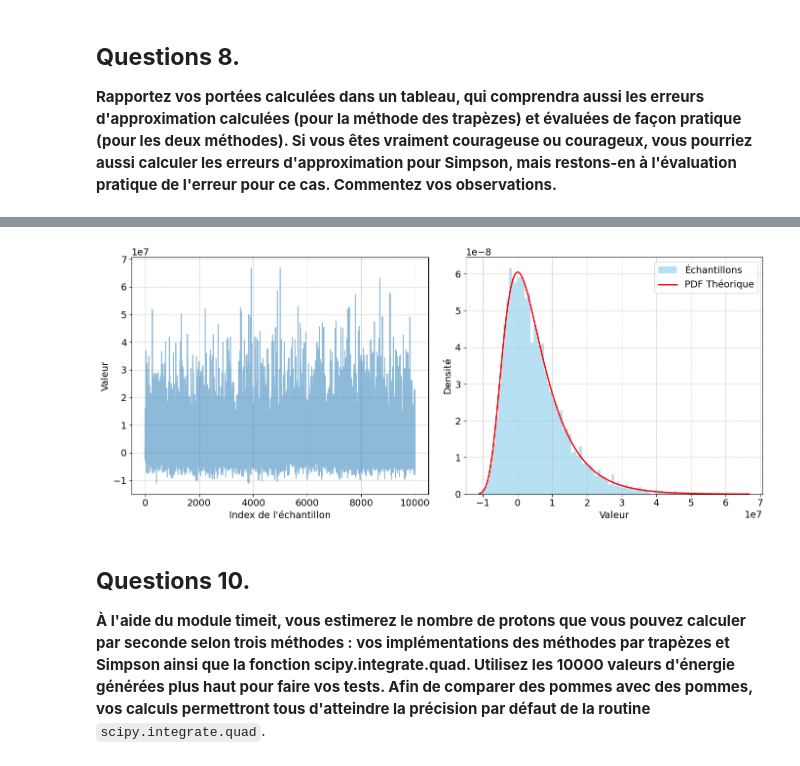
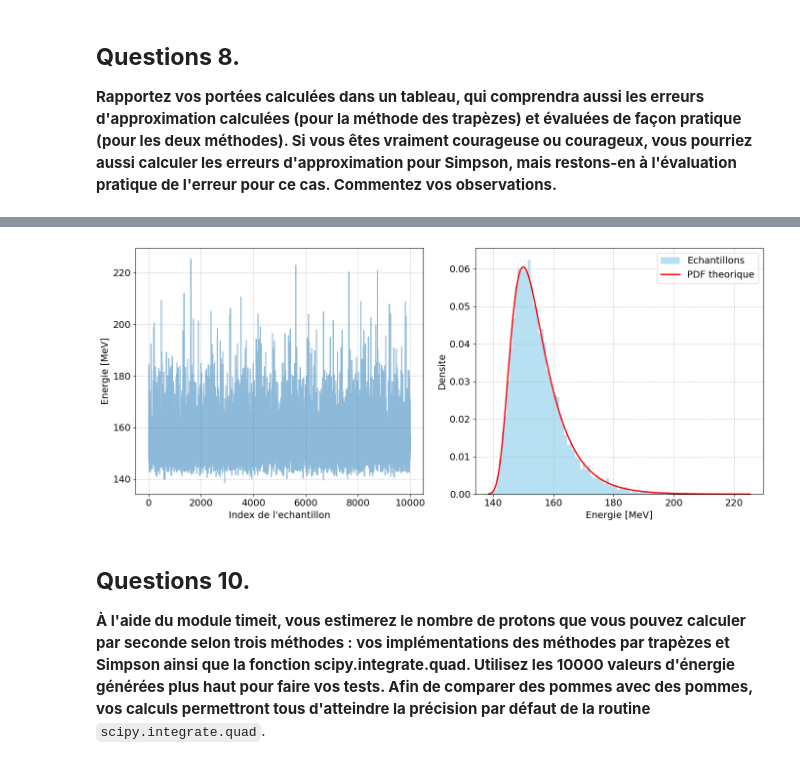
Before and after one commit to Eloi-Blouin/GPH-University-Laval-Course, a Jupyter notebook: Ulaval Session 8 Hiver 2026/Physique Numérique/TP1/TP1_ÉloiBlouin_ClémentPoulin.ipynb, the cells around one changed output, grey strips where cells are left out. Drawn from its saved outputs; the diff is of its cells as text; code cells hidden in the pictures.

````diff
--- a/Ulaval Session 8 Hiver 2026/Physique Numérique/TP1/TP1_ÉloiBlouin_ClémentPoulin.ipynb
+++ b/Ulaval Session 8 Hiver 2026/Physique Numérique/TP1/TP1_ÉloiBlouin_ClémentPoulin.ipynb
@@ -824,27 +925,27 @@ electronic density of bone: 5.905866655971463e+29 e⁻/m³
 # %%
-loc, scale, size = 150, 4e6, 10000
+loc, scale, size = 150.0, 4.0, 10000
 
-sampling = moyal.rvs(loc=loc, scale=scale, size=size)
+sampling_mev = moyal.rvs(loc=loc, scale=scale, size=size)
 
 fig, (ax1, ax2) = plt.subplots(1, 2, figsize=(14, 6))
 
-ax1.plot(sampling, markersize=1, alpha=0.5)
-ax1.set_xlabel('Index de l\'échantillon')
-ax1.set_ylabel('Valeur')
-ax1.grid(True, linestyle='--', alpha=0.7)
+ax1.plot(sampling_mev, markersize=1, alpha=0.5)
+ax1.set_xlabel("Index de l'echantillon")
+ax1.set_ylabel("Energie [MeV]")
+ax1.grid(True, linestyle="--", alpha=0.7)
 
-x = np.linspace(min(sampling), max(sampling), 1000)
-ax2.hist(sampling, bins=100, density=True, alpha=0.6, color='skyblue', label='Échantillons')
-ax2.plot(x, moyal.pdf(x, loc=loc, scale=scale), 'r-', lw=2, label='PDF Théorique')
-ax2.set_xlabel('Valeur')
-ax2.set_ylabel('Densité')
+x = np.linspace(min(sampling_mev), max(sampling_mev), 1000)
+ax2.hist(sampling_mev, bins=100, density=True, alpha=0.6, color="skyblue", label="Echantillons")
+ax2.plot(x, moyal.pdf(x, loc=loc, scale=scale), "r-", lw=2, label="PDF theorique")
+ax2.set_xlabel("Energie [MeV]")
+ax2.set_ylabel("Densite")
 ax2.legend()
-ax2.grid(True, linestyle='--', alpha=0.7)
+ax2.grid(True, linestyle="--", alpha=0.7)
 
 plt.tight_layout()
 plt.show()
 # %% [output]
-[figure, old version]
+[figure, new version]
 # %% [markdown]
 ## **Questions 10.**
 **À l'aide du module timeit, vous estimerez le nombre de protons que vous pouvez calculer par seconde selon trois méthodes : vos implémentations des méthodes par trapèzes et Simpson ainsi que la fonction scipy.integrate.quad. Utilisez les 10000 valeurs d'énergie générées plus haut pour faire vos tests. Afin de comparer des pommes avec des pommes, vos calculs permettront tous d'atteindre la précision par défaut de la routine** ```scipy.integrate.quad```.
````
Also changed, not shown: parts of 12 cells of this notebook.
